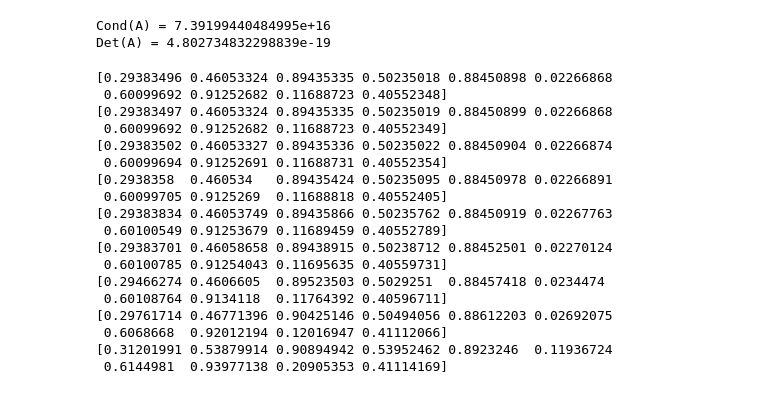
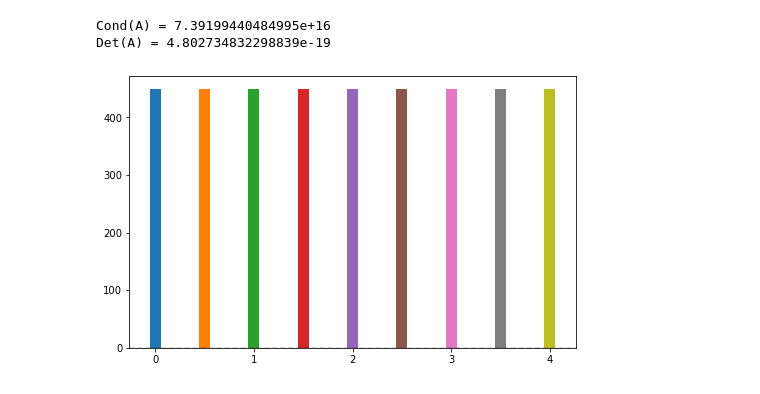
Before and after one commit to briardoty/amath584, a Jupyter notebook: hw3/hw3.ipynb, the cells around one changed output. Drawn from its saved outputs; the diff is of its cells as text; code cells hidden in the pictures.

```diff
--- a/hw3/hw3.ipynb
+++ b/hw3/hw3.ipynb
@@ -149,50 +149,32 @@ Det(A) = 4.802734832298839e-19
 Matrix condition as a function of noise in dependent columns.
 """
 
 # define noise factor
 eps_arr = [10**-x for x in range(1, 10)]
 eps_arr.reverse()
 
 # fig
 fig, ax = plt.subplots(figsize=(8,5))
 ax.axhline(y=0, color="k", linestyle="--", alpha=0.2)
 x, width = 0, 1/len(eps_arr)
 labels, ticks = [], []
 
 # init matrix
 m, n = 10, 9
 A = np.random.rand(m,n)
 A_full = np.append(A, np.zeros((m,1)), 1)
 
 # try different noise vals
 for eps in eps_arr:
     a_col = A_full[:,0] + eps*np.random.rand(m)
     A_full[:,-1] = a_col
     c = np.linalg.cond(A_full)
 
     # plot
     l = f"{eps}"
     labels.append(l)
     ticks.append(x)
-    ax.bar(x, c_mean, width, label=l,
-        error_kw=err_kw)
+    ax.bar(x, c_mean, width, label=l)
     x += 0.5
 # %% [output]
-[0.29383496 0.46053324 0.89435335 0.50235018 0.88450898 0.02266868
- 0.60099692 0.91252682 0.11688723 0.40552348]
-[0.29383497 0.46053324 0.89435335 0.50235019 0.88450899 0.02266868
- 0.60099692 0.91252682 0.11688723 0.40552349]
-[0.29383502 0.46053327 0.89435336 0.50235022 0.88450904 0.02266874
- 0.60099694 0.91252691 0.11688731 0.40552354]
-[0.2938358  0.460534   0.89435424 0.50235095 0.88450978 0.02266891
- 0.60099705 0.9125269  0.11688818 0.40552405]
-[0.29383834 0.46053749 0.89435866 0.50235762 0.88450919 0.02267763
- 0.60100549 0.91253679 0.11689459 0.40552789]
-[0.29383701 0.46058658 0.89438915 0.50238712 0.88452501 0.02270124
- 0.60100785 0.91254043 0.11695635 0.40559731]
-[0.29466274 0.4606605  0.89523503 0.5029251  0.88457418 0.0234474
- 0.60108764 0.9134118  0.11764392 0.40596711]
-[0.29761714 0.46771396 0.90425146 0.50494056 0.88612203 0.02692075
- 0.6068668  0.92012194 0.12016947 0.41112066]
-[0.31201991 0.53879914 0.90894942 0.53952462 0.8923246  0.11936724
- 0.6144981  0.93977138 0.20905353 0.41114169]
+[figure, added]
```
